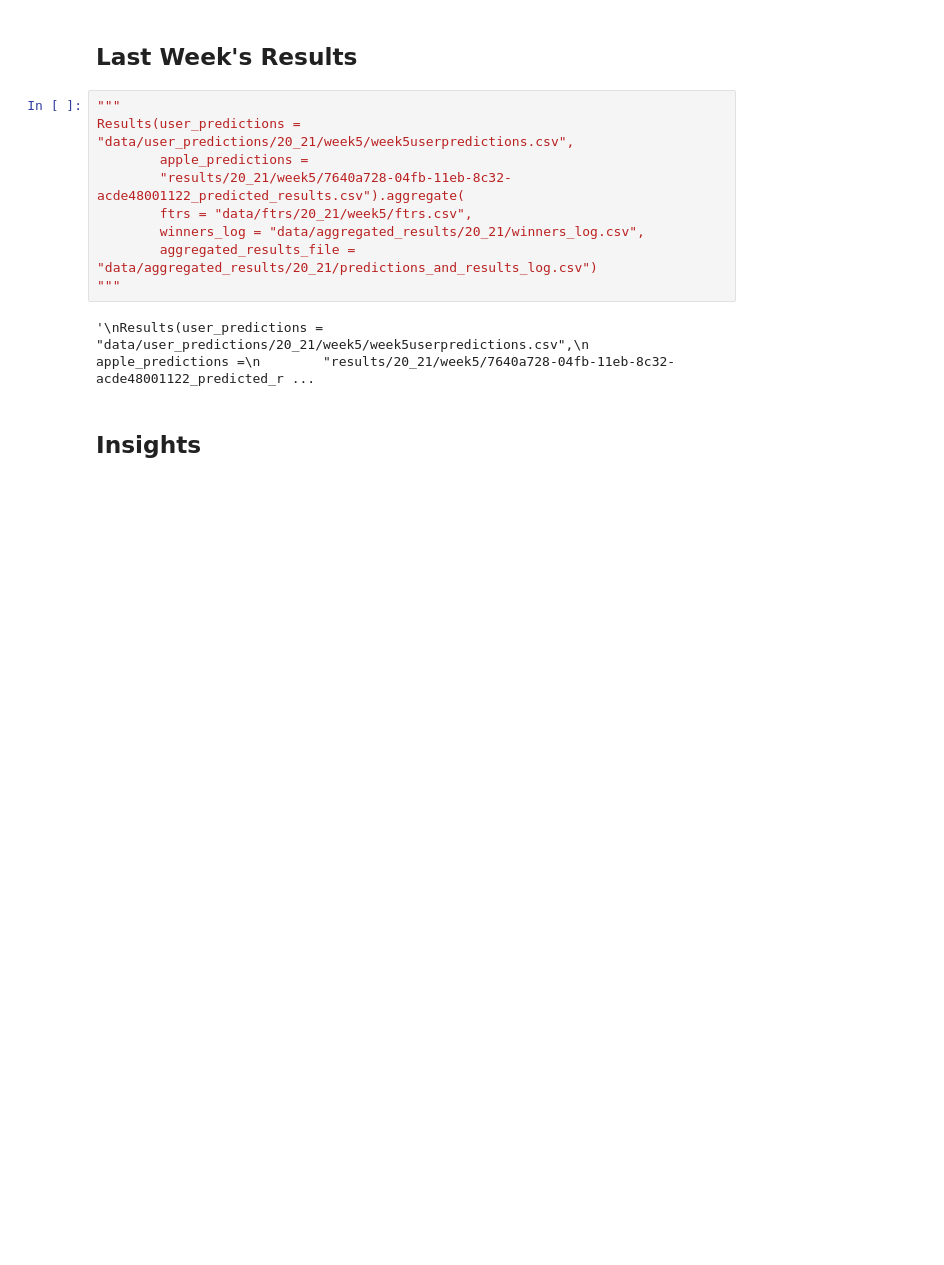
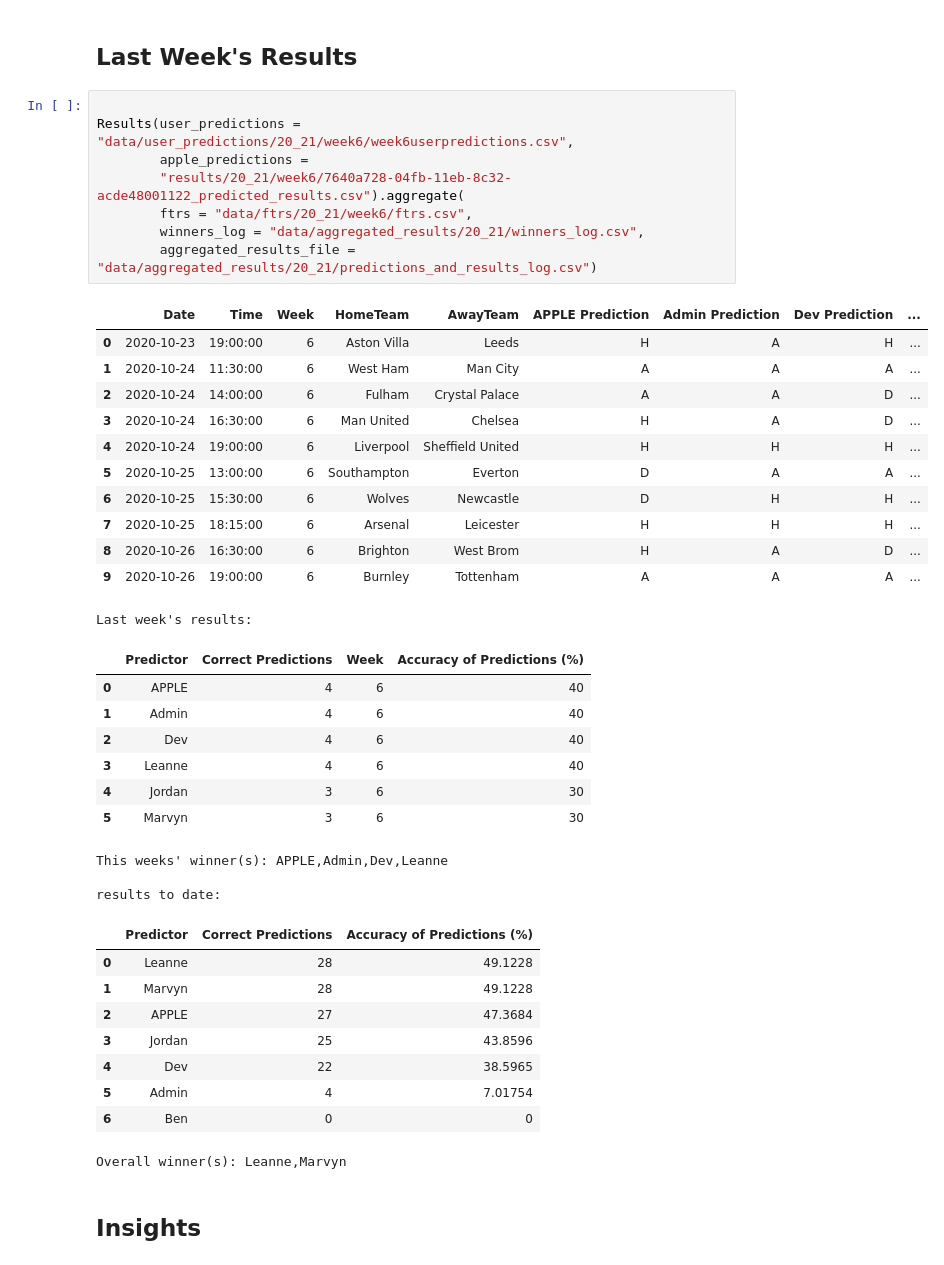
Before and after one commit to benjaminjellis/APPLE, a Jupyter notebook: weekly_results_and_insights.ipynb, the cells around one changed output. Drawn from its saved outputs; the diff is of its cells as text; blank space fills up the shorter version.

```diff
--- a/weekly_results_and_insights.ipynb
+++ b/weekly_results_and_insights.ipynb
@@ -22,16 +22,45 @@ Predictions(user_predictions = "data/user_predictions/20_21/week6/week6userpredi
 # %% [markdown]
 ## Last Week's Results
 # %%
-"""
-Results(user_predictions =  "data/user_predictions/20_21/week5/week5userpredictions.csv",
+
+Results(user_predictions = "data/user_predictions/20_21/week6/week6userpredictions.csv",
         apple_predictions =
-        "results/20_21/week5/7640a728-04fb-11eb-8c32-acde48001122_predicted_results.csv").aggregate(
-        ftrs = "data/ftrs/20_21/week5/ftrs.csv",
+        "results/20_21/week6/7640a728-04fb-11eb-8c32-acde48001122_predicted_results.csv").aggregate(
+        ftrs = "data/ftrs/20_21/week6/ftrs.csv",
         winners_log = "data/aggregated_results/20_21/winners_log.csv",
         aggregated_results_file = "data/aggregated_results/20_21/predictions_and_results_log.csv")
-"""
 # %% [output]
+|  | Date | Time | Week | HomeTeam | AwayTeam | APPLE Prediction | Admin Prediction | Dev Prediction | ... |
+| 0 | 2020-10-23 | 19:00:00 | 6 | Aston Villa | Leeds | H | A | H | ... |
+| 1 | 2020-10-24 | 11:30:00 | 6 | West Ham | Man City | A | A | A | ... |
+| 2 | 2020-10-24 | 14:00:00 | 6 | Fulham | Crystal Palace | A | A | D | ... |
+| 3 | 2020-10-24 | 16:30:00 | 6 | Man United | Chelsea | H | A | D | ... |
+| 4 | 2020-10-24 | 19:00:00 | 6 | Liverpool | Sheffield United | H | H | H | ... |
+| 5 | 2020-10-25 | 13:00:00 | 6 | Southampton | Everton | D | A | A | ... |
+| 6 | 2020-10-25 | 15:30:00 | 6 | Wolves | Newcastle | D | H | H | ... |
+| 7 | 2020-10-25 | 18:15:00 | 6 | Arsenal | Leicester | H | H | H | ... |
+| 8 | 2020-10-26 | 16:30:00 | 6 | Brighton | West Brom | H | A | D | ... |
+| 9 | 2020-10-26 | 19:00:00 | 6 | Burnley | Tottenham | A | A | A | ... |
-'\nResults(user_predictions =  "data/user_predictions/20_21/week5/week5userpredictions.csv",\n        apple_predictions =\n        "results/20_21/week5/7640a728-04fb-11eb-8c32-acde48001122_predicted_r ...
+Last week's results:
+|  | Predictor | Correct Predictions | Week | Accuracy of Predictions (%) |
+| 0 | APPLE | 4 | 6 | 40 |
+| 1 | Admin | 4 | 6 | 40 |
+| 2 | Dev | 4 | 6 | 40 |
+| 3 | Leanne | 4 | 6 | 40 |
+| 4 | Jordan | 3 | 6 | 30 |
+| 5 | Marvyn | 3 | 6 | 30 |
+This weeks' winner(s): APPLE,Admin,Dev,Leanne
+
+results to date:
+|  | Predictor | Correct Predictions | Accuracy of Predictions (%) |
+| 0 | Leanne | 28 | 49.1228 |
+| 1 | Marvyn | 28 | 49.1228 |
+| 2 | APPLE | 27 | 47.3684 |
+| 3 | Jordan | 25 | 43.8596 |
+| 4 | Dev | 22 | 38.5965 |
+| 5 | Admin | 4 | 7.01754 |
+| 6 | Ben | 0 | 0 |
+Overall winner(s): Leanne,Marvyn
 # %% [markdown]
 ## Insights
 # %%
```
Also changed, not shown: 4 other files.
